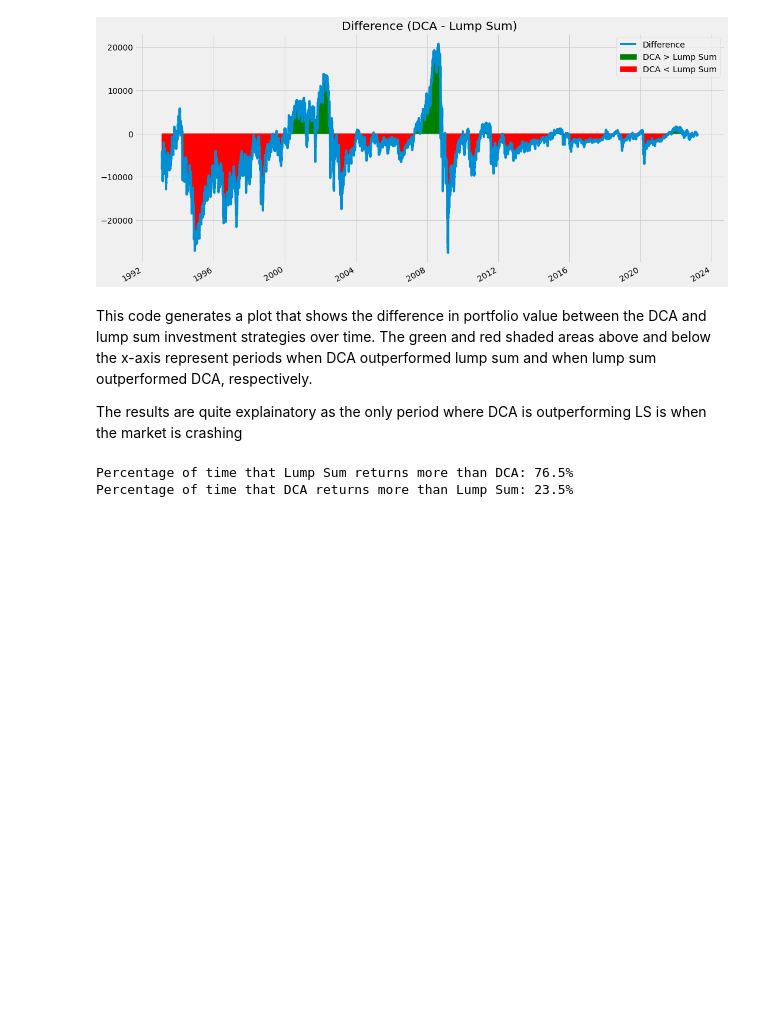
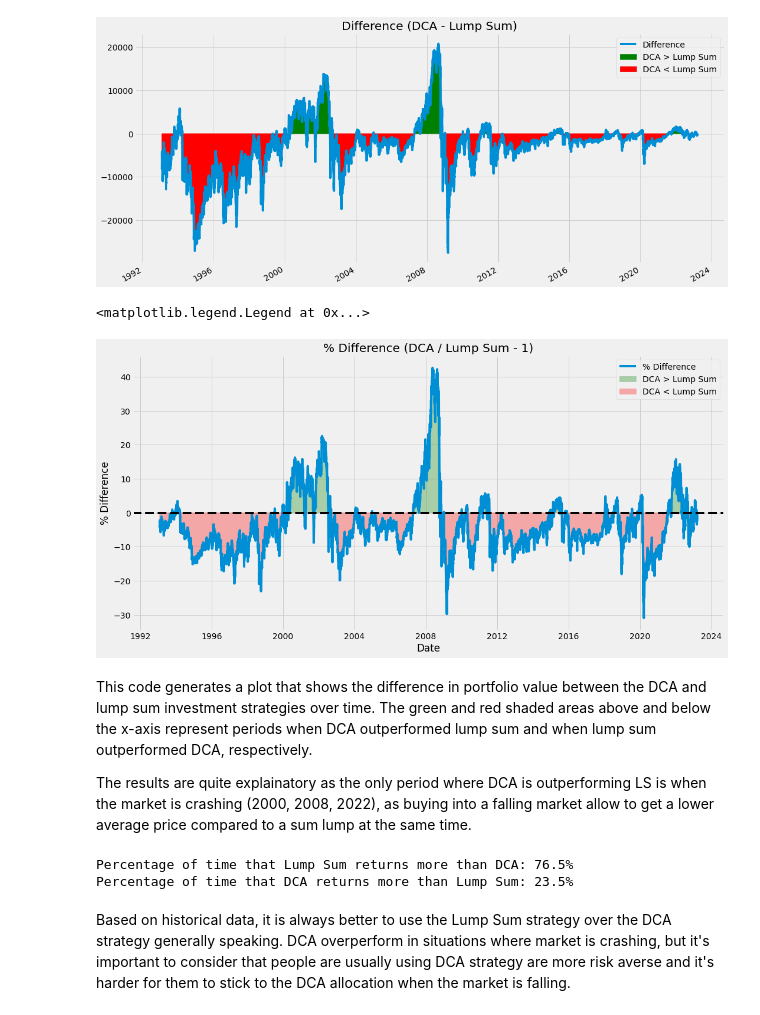
Before and after one commit to loicdaloz/etfdata, a Jupyter notebook: 001_DCA_vs_LS.ipynb, the cells around one changed output. Saved outputs shown, nothing was run; the diff lists cells and outputs as text; code cells hidden in the pictures; blank space fills up the shorter version.

```diff
--- a/001_DCA_vs_LS.ipynb
+++ b/001_DCA_vs_LS.ipynb
@@ -256,10 +245,37 @@ plt.legend()
 # %% [output]
 <matplotlib.legend.Legend at 0x...>
 [figure]
+# %%
+#Calculate the percentage difference between DCA and lump sum investment strategies
+pct_difference = (dca / lump_sum - 1) * 100
+
+#Create a new plot for the percentage difference
+fig, ax = plt.subplots(figsize=(16, 8))
+ax.plot(pct_difference, label='% Difference')
+ax.axhline(y=0, color='black', linestyle='--')
+
+#Add green shading for periods when DCA outperformed lump sum
+ax.fill_between(pct_difference.index, y1=pct_difference, y2=0, where=pct_difference > 0,
+                color='green', alpha=0.3, interpolate=True, label='DCA > Lump Sum')
+
+#Add red shading for periods when lump sum outperformed DCA
+ax.fill_between(pct_difference.index, y1=pct_difference, y2=0, where=pct_difference < 0,
+                color='red', alpha=0.3, interpolate=True, label='DCA < Lump Sum')
+
+#Add a title and labels for the axes
+ax.set_title('% Difference (DCA / Lump Sum - 1)')
+ax.set_xlabel('Date')
+ax.set_ylabel('% Difference')
+
+#Add a legend to explain the colored areas
+ax.legend()
+# %% [output]
+<matplotlib.legend.Legend at 0x...>
+[figure, added]
 # %% [markdown]
 This code generates a plot that shows the difference in portfolio value between the DCA and lump sum investment strategies over time. The green and red shaded areas above and below the x-axis represent periods when DCA outperformed lump sum and when lump sum outperformed DCA, respectively.
 
-The results are quite explainatory as the only period where DCA is outperforming LS is when the market is crashing
+The results are quite explainatory as the only period where DCA is outperforming LS is when the market is crashing (2000, 2008, 2022), as buying into a falling market allow to get a lower average price compared to a sum lump at the same time.
 # %%
 # Calculate the win percentage for each strategy
 lump_sum_win_percentage = round( sum(difference<0) / len(difference) * 100, 1)
@@ -271,3 +287,5 @@ print('Percentage of time that DCA returns more than Lump Sum: ' + str(dca_win_p
 # %% [output]
 Percentage of time that Lump Sum returns more than DCA: 76.5%
 Percentage of time that DCA returns more than Lump Sum: 23.5%
+# %% [markdown]
+Based on historical data, it is always better to use the Lump Sum strategy over the DCA strategy generally speaking. DCA overperform in situations where market is crashing, but it's important to consider that people are usually using DCA strategy are more risk averse and it's harder for them to stick to the DCA allocation when the market is falling.
```
Also changed, not shown: parts of 5 cells of this notebook.
